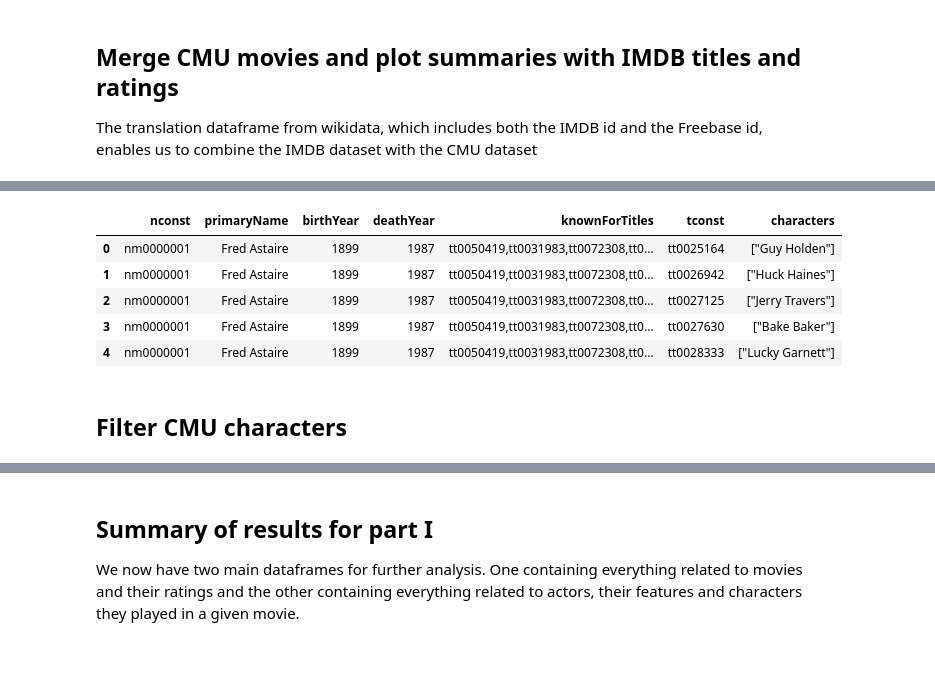
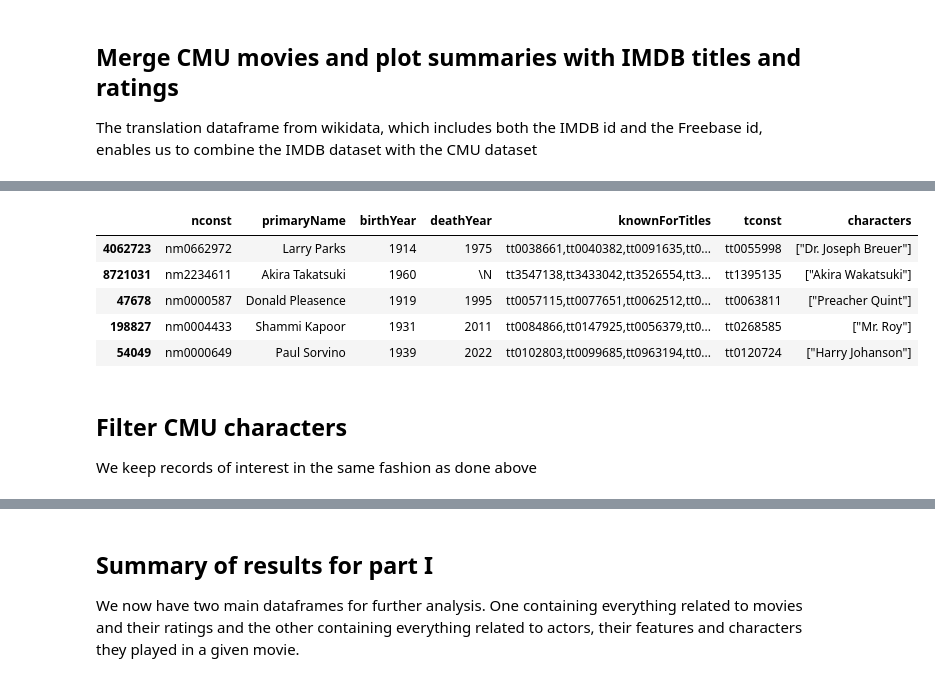
Before and after one commit to epfl-ada/ada-2023-project-advanceddataarsonists, a Jupyter notebook: initial_analyses.ipynb, the cells around one changed output, grey strips where cells are left out. Cells and saved outputs as stored; diff of their text form; code cells hidden in the pictures.

```diff
--- a/initial_analyses.ipynb
+++ b/initial_analyses.ipynb
@@ -369,16 +371,17 @@ imdb_actors_and_characters = imdb_actors_and_characters[imdb_actors_and_characte
 # %%
 imdb_actors_and_characters = imdb_actors_and_characters.drop(["ordering", "category", "job", "primaryProfession"], axis=1)
 # %%
-imdb_actors_and_characters.head(5)
+imdb_actors_and_characters.sample(5)
 # %% [output]
 |  | nconst | primaryName | birthYear | deathYear | knownForTitles | tconst | characters |
-| 0 | nm0000001 | Fred Astaire | 1899 | 1987 | tt0050419,tt0031983,tt0072308,tt0... | tt0025164 | ["Guy Holden"] |
-| 1 | nm0000001 | Fred Astaire | 1899 | 1987 | tt0050419,tt0031983,tt0072308,tt0... | tt0026942 | ["Huck Haines"] |
-| 2 | nm0000001 | Fred Astaire | 1899 | 1987 | tt0050419,tt0031983,tt0072308,tt0... | tt0027125 | ["Jerry Travers"] |
-| 3 | nm0000001 | Fred Astaire | 1899 | 1987 | tt0050419,tt0031983,tt0072308,tt0... | tt0027630 | ["Bake Baker"] |
-| 4 | nm0000001 | Fred Astaire | 1899 | 1987 | tt0050419,tt0031983,tt0072308,tt0... | tt0028333 | ["Lucky Garnett"] |
+| 4062723 | nm0662972 | Larry Parks | 1914 | 1975 | tt0038661,tt0040382,tt0091635,tt0... | tt0055998 | ["Dr. Joseph Breuer"] |
+| 8721031 | nm2234611 | Akira Takatsuki | 1960 | \N | tt3547138,tt3433042,tt3526554,tt3... | tt1395135 | ["Akira Wakatsuki"] |
+| 47678 | nm0000587 | Donald Pleasence | 1919 | 1995 | tt0057115,tt0077651,tt0062512,tt0... | tt0063811 | ["Preacher Quint"] |
+| 198827 | nm0004433 | Shammi Kapoor | 1931 | 2011 | tt0084866,tt0147925,tt0056379,tt0... | tt0268585 | ["Mr. Roy"] |
+| 54049 | nm0000649 | Paul Sorvino | 1939 | 2022 | tt0102803,tt0099685,tt0963194,tt0... | tt0120724 | ["Harry Johanson"] |
-# %% [markdown]
-## Filter CMU characters
+# %% [markdown]
+## Filter CMU characters
+We keep records of interest in the same fashion as done above
 # %%
 titles_of_interest_wiki = cmu_movies_w_imdb_rating["wiki_movie_id"].to_list()
 # %%
```
Also changed, not shown: parts of 23 cells of this notebook.
